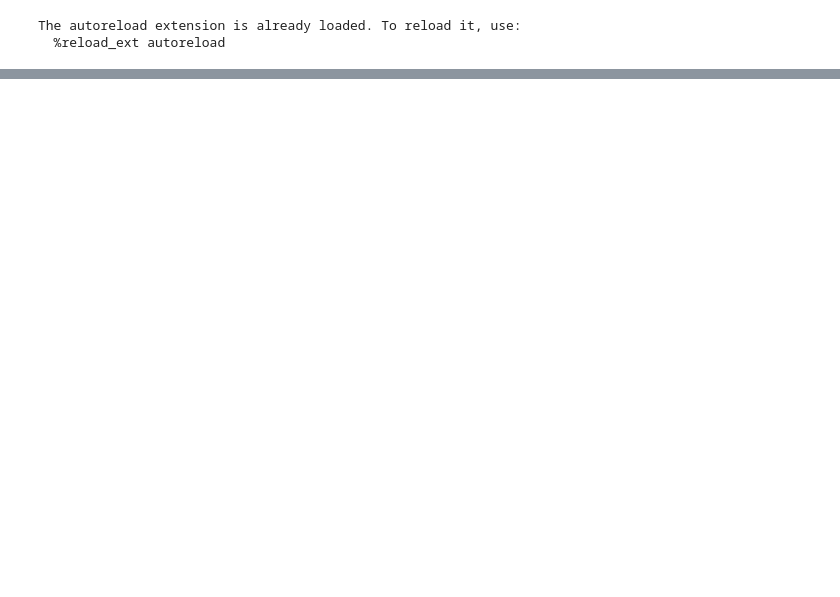
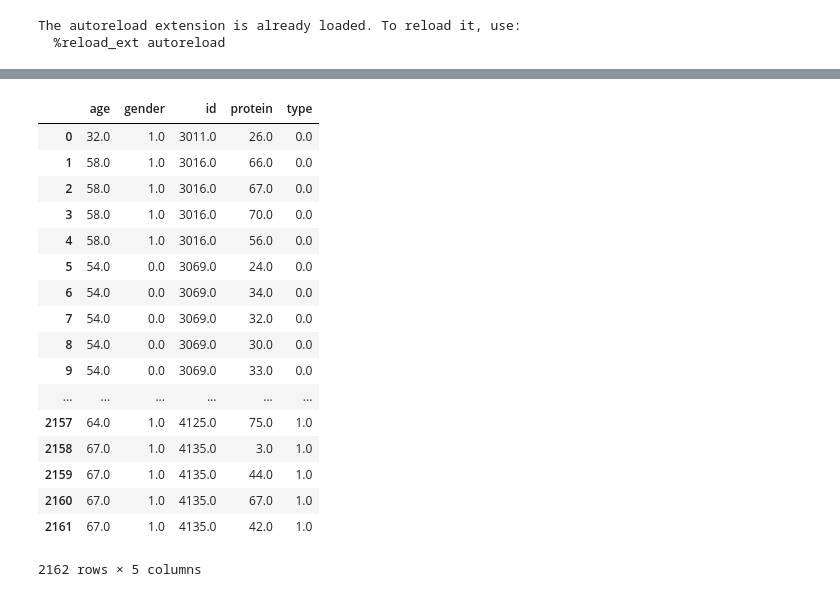
Before and after one commit to Rahul-Khanna/comp_gene, a Jupyter notebook: Regression.ipynb, the cells around one changed output, grey strips where cells are left out. Drawn from its saved outputs; the diff is of its cells as text; code cells hidden in the pictures; blank space fills up the shorter version.

```diff
--- a/Regression.ipynb
+++ b/Regression.ipynb
@@ -27,9 +23,13 @@ table = pd.read_csv(fileName, header=0,
                     names=["id", "type", "gender", "age", "monthsFromScreening", "protein_BL", "protein_V4",
                           "protein_V6", "protein_V8", "protein_V10", "protein_V12"])
 # %%
-data = {}
-for entry in ["id", "type", "gender", "age", "monthsFromScreening", "protein"]:
-    data[entry] = []
+dataWithType = {}
+for entry in ["id", "type", "gender", "age", "protein"]:
+    dataWithType[entry] = []
+
+dataWithMonthsFromScreening = {}
+for entry in ["id", "gender", "age", "monthsFromScreening", "protein"]:
+    dataWithMonthsFromScreening[entry] = []
 
 control = {}
 affected = {}
@@ -68,16 +68,29 @@ for row in table.to_dict(orient='records'):
 
     for entry in ["protein_BL", "protein_V4","protein_V6", "protein_V8", "protein_V10", "protein_V12"]:
         if not checkForNull(row[entry]):
-            cont = True
-            for key in ["id", "type", "gender", "age", "monthsFromScreening"]:
+            cont1 = True
+            cont2 = True
+
+            for key in ["id", "type", "gender", "age"]:
                 if checkForNull(row[key]):
-                    cont = False
+                    cont1 = False
 
-            if cont:
-                data['protein'].append(float(row[entry]))
+            for key in ["id", "gender", "age", "monthsFromScreening"]:
+                if checkForNull(row[key]):
+                    cont2 = False
 
-                for key in ["id", "type", "gender", "age", "monthsFromScreening"]:
+            if cont1:
+                dataWithType['protein'].append(float(row[entry]))
+                for key in ["id", "type", "gender", "age"]:
                     if key == "type" or key == "gender":
-                        data[key].append(row[key]-1)
+                        dataWithType[key].append(row[key]-1)
                     else:
-                        data[key].append(row[key])
+                        dataWithType[key].append(row[key])
+
+            if cont2:
+                dataWithMonthsFromScreening['protein'].append(float(row[entry]))
+                for key in ["id", "gender", "age", "monthsFromScreening"]:
+                    if key == "gender":
+                        dataWithMonthsFromScreening[key].append(row[key]-1)
+                    else:
+                        dataWithMonthsFromScreening[key].append(row[key])
@@ -106,0 +97,24 @@ data
+# %%
+dataWithType = pd.DataFrame(dataWithType)
+dataWithMonthsFromScreening = pd.DataFrame(dataWithMonthsFromScreening)
+# %%
+dataWithType
+# %% [output]
+|  | age | gender | id | protein | type |
+| 0 | 32.0 | 1.0 | 3011.0 | 26.0 | 0.0 |
+| 1 | 58.0 | 1.0 | 3016.0 | 66.0 | 0.0 |
+| 2 | 58.0 | 1.0 | 3016.0 | 67.0 | 0.0 |
+| 3 | 58.0 | 1.0 | 3016.0 | 70.0 | 0.0 |
+| 4 | 58.0 | 1.0 | 3016.0 | 56.0 | 0.0 |
+| 5 | 54.0 | 0.0 | 3069.0 | 24.0 | 0.0 |
+| 6 | 54.0 | 0.0 | 3069.0 | 34.0 | 0.0 |
+| 7 | 54.0 | 0.0 | 3069.0 | 32.0 | 0.0 |
+| 8 | 54.0 | 0.0 | 3069.0 | 30.0 | 0.0 |
+| 9 | 54.0 | 0.0 | 3069.0 | 33.0 | 0.0 |
+| ... | ... | ... | ... | ... | ... |
+| 2157 | 64.0 | 1.0 | 4125.0 | 75.0 | 1.0 |
+| 2158 | 67.0 | 1.0 | 4135.0 | 3.0 | 1.0 |
+| 2159 | 67.0 | 1.0 | 4135.0 | 44.0 | 1.0 |
+| 2160 | 67.0 | 1.0 | 4135.0 | 67.0 | 1.0 |
+| 2161 | 67.0 | 1.0 | 4135.0 | 42.0 | 1.0 |
+2162 rows × 5 columns
```
Also changed, not shown: parts of 10 cells of this notebook.
